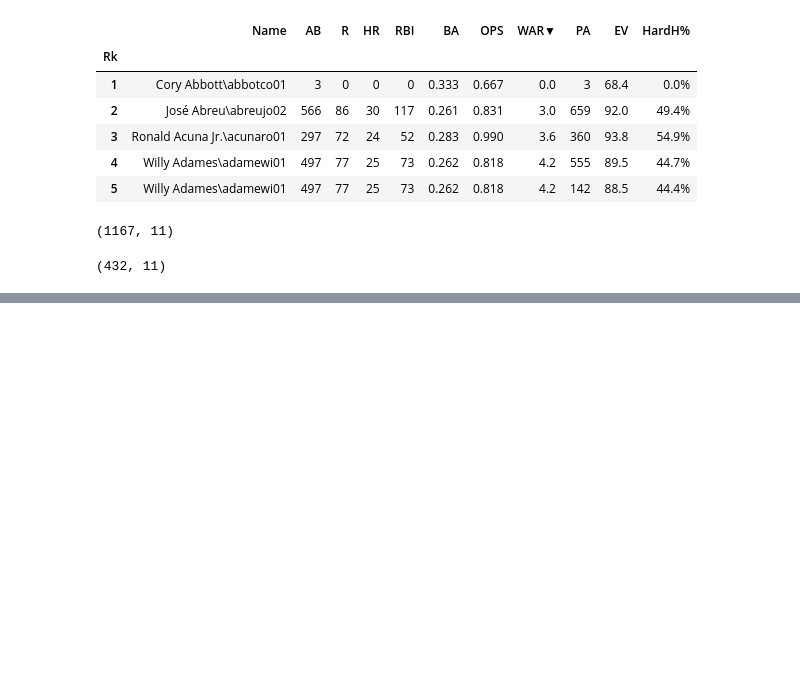
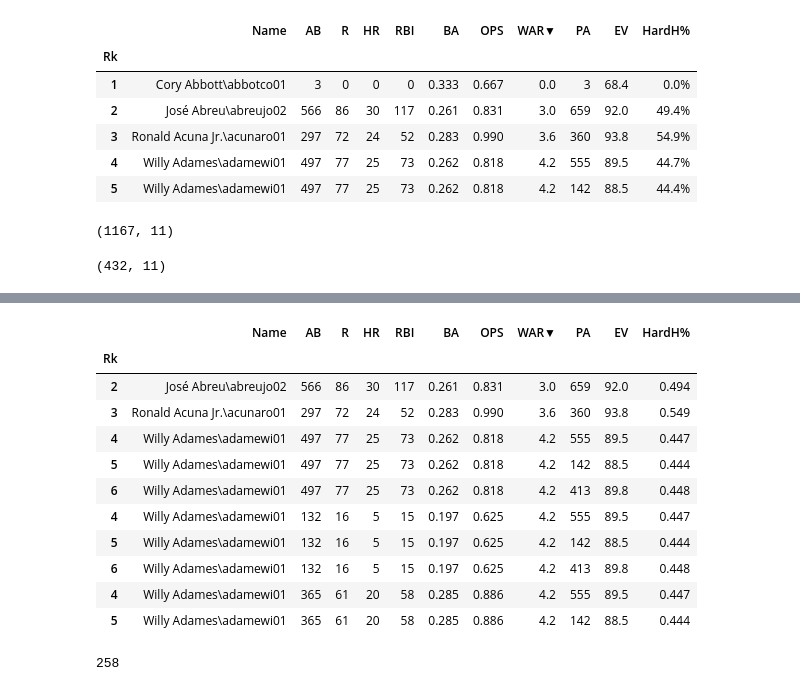
Before and after one commit to nrossidb/MLB-hard-hits-to-player-value, a Jupyter notebook: code_and_data/01_cleaning_and_eda.ipynb, the cells around one changed output, grey strips where cells are left out. Cells and saved outputs as stored; diff of their text form; code cells hidden in the pictures; blank space fills up the shorter version.

```diff
--- a/code_and_data/01_cleaning_and_eda.ipynb
+++ b/code_and_data/01_cleaning_and_eda.ipynb
@@ -140,0 +165,15 @@ qualified_batters.shape
+# %%
+qualified_batters.head(10)
+# %% [output]
+|  | Name | AB | R | HR | RBI | BA | OPS | WAR▼ | PA | EV | HardH% |
+| Rk |  |  |  |  |  |  |  |  |  |  |  |
+| 2 | José Abreu\abreujo02 | 566 | 86 | 30 | 117 | 0.261 | 0.831 | 3.0 | 659 | 92.0 | 0.494 |
+| 3 | Ronald Acuna Jr.\acunaro01 | 297 | 72 | 24 | 52 | 0.283 | 0.990 | 3.6 | 360 | 93.8 | 0.549 |
+| 4 | Willy Adames\adamewi01 | 497 | 77 | 25 | 73 | 0.262 | 0.818 | 4.2 | 555 | 89.5 | 0.447 |
+| 5 | Willy Adames\adamewi01 | 497 | 77 | 25 | 73 | 0.262 | 0.818 | 4.2 | 142 | 88.5 | 0.444 |
+| 6 | Willy Adames\adamewi01 | 497 | 77 | 25 | 73 | 0.262 | 0.818 | 4.2 | 413 | 89.8 | 0.448 |
+| 4 | Willy Adames\adamewi01 | 132 | 16 | 5 | 15 | 0.197 | 0.625 | 4.2 | 555 | 89.5 | 0.447 |
+| 5 | Willy Adames\adamewi01 | 132 | 16 | 5 | 15 | 0.197 | 0.625 | 4.2 | 142 | 88.5 | 0.444 |
+| 6 | Willy Adames\adamewi01 | 132 | 16 | 5 | 15 | 0.197 | 0.625 | 4.2 | 413 | 89.8 | 0.448 |
+| 4 | Willy Adames\adamewi01 | 365 | 61 | 20 | 58 | 0.285 | 0.886 | 4.2 | 555 | 89.5 | 0.447 |
+| 5 | Willy Adames\adamewi01 | 365 | 61 | 20 | 58 | 0.285 | 0.886 | 4.2 | 142 | 88.5 | 0.444 |
@@ -140,0 +183,4 @@ qualified_batters.shape
+# %%
+len(qualified_batters)
+# %% [output]
+258
```
Also changed, not shown: parts of 5 cells of this notebook.
